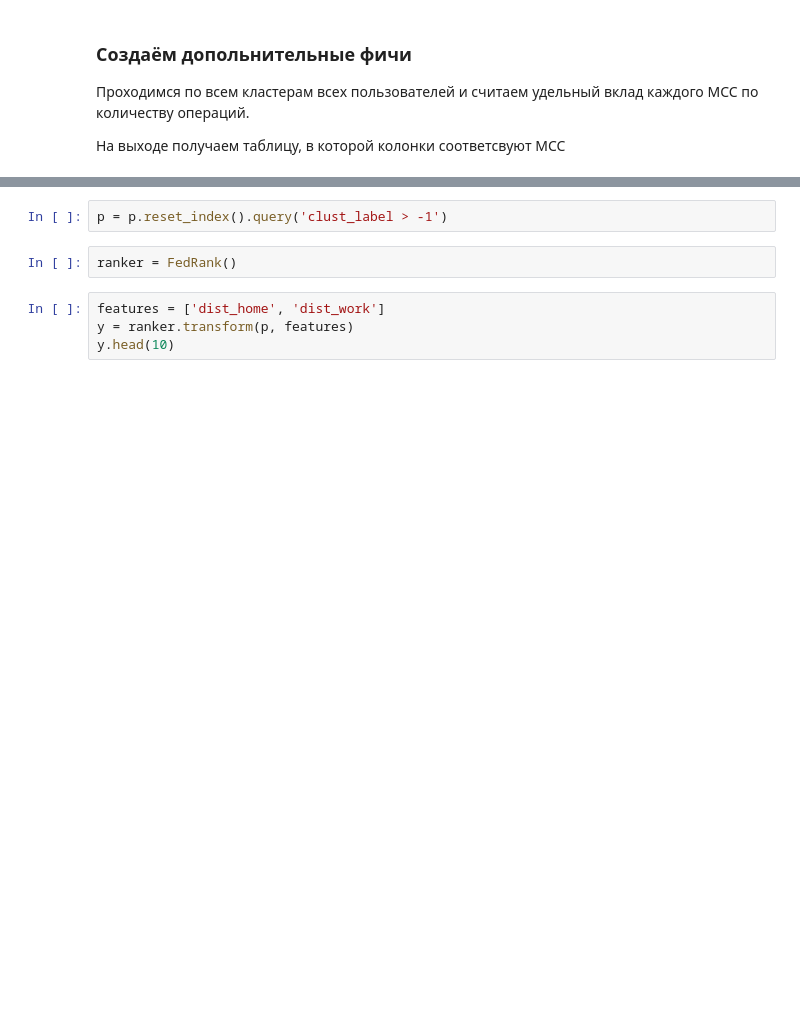
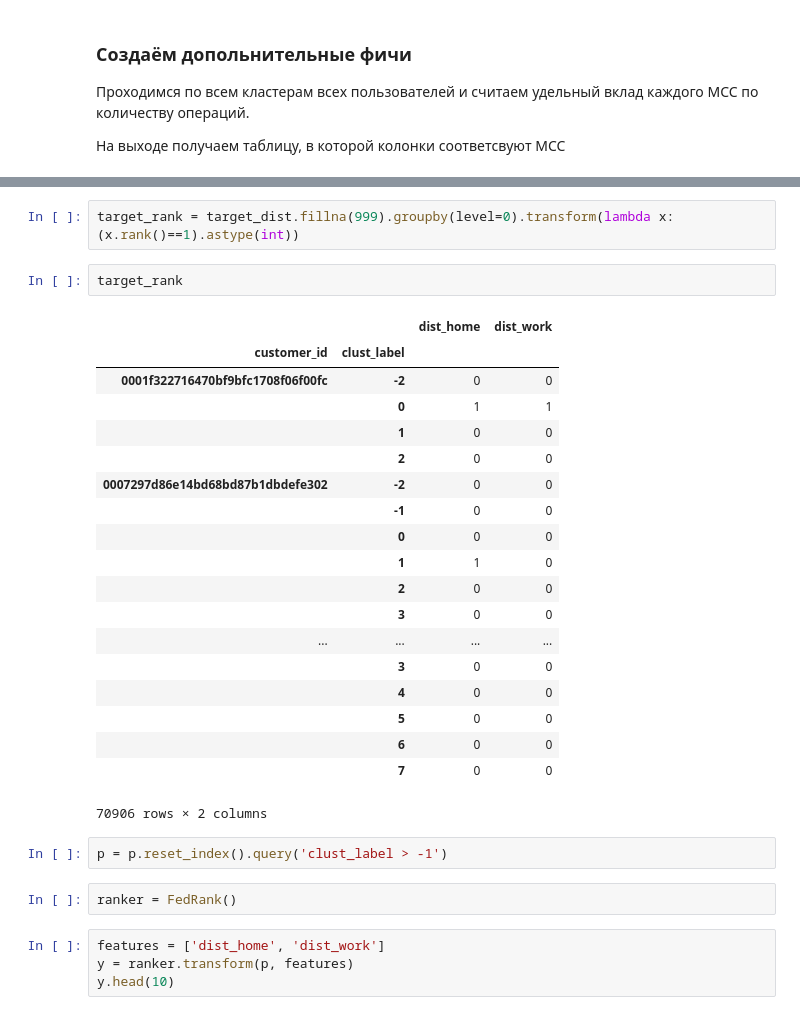
Before and after one commit to PhySci/raiffaizen, a Jupyter notebook: DBSCAN.ipynb, the cells around one changed output, grey strips where cells are left out. Cells and saved outputs as stored; diff of their text form; blank space fills up the shorter version.

```diff
--- a/DBSCAN.ipynb
+++ b/DBSCAN.ipynb
@@ -197,3 +197,27 @@ p.head()
+# %%
+target_rank = target_dist.fillna(999).groupby(level=0).transform(lambda x: (x.rank()==1).astype(int))
+# %%
+target_rank
+# %% [output]
+|  |  | dist_home | dist_work |
+| customer_id | clust_label |  |  |
+| 0001f322716470bf9bfc1708f06f00fc | -2 | 0 | 0 |
+|  | 0 | 1 | 1 |
+|  | 1 | 0 | 0 |
+|  | 2 | 0 | 0 |
+| 0007297d86e14bd68bd87b1dbdefe302 | -2 | 0 | 0 |
+|  | -1 | 0 | 0 |
+|  | 0 | 0 | 0 |
+|  | 1 | 1 | 0 |
+|  | 2 | 0 | 0 |
+|  | 3 | 0 | 0 |
+| ... | ... | ... | ... |
+|  | 3 | 0 | 0 |
+|  | 4 | 0 | 0 |
+|  | 5 | 0 | 0 |
+|  | 6 | 0 | 0 |
+|  | 7 | 0 | 0 |
+70906 rows × 2 columns
 # %%
 p = p.reset_index().query('clust_label > -1')
 # %%
```
Also changed, not shown: parts of 13 cells of this notebook, 1 other file.
